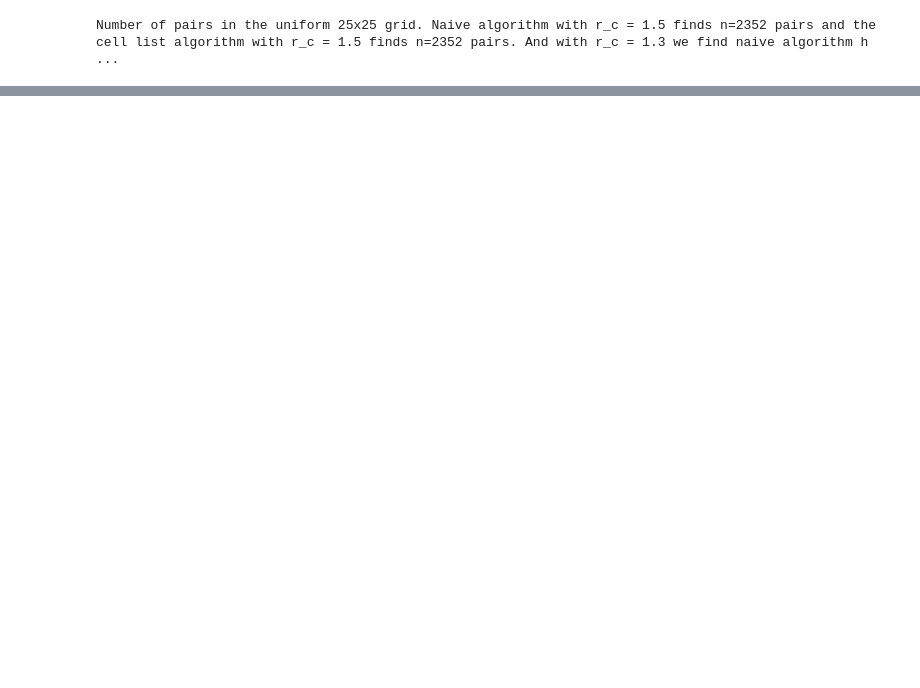
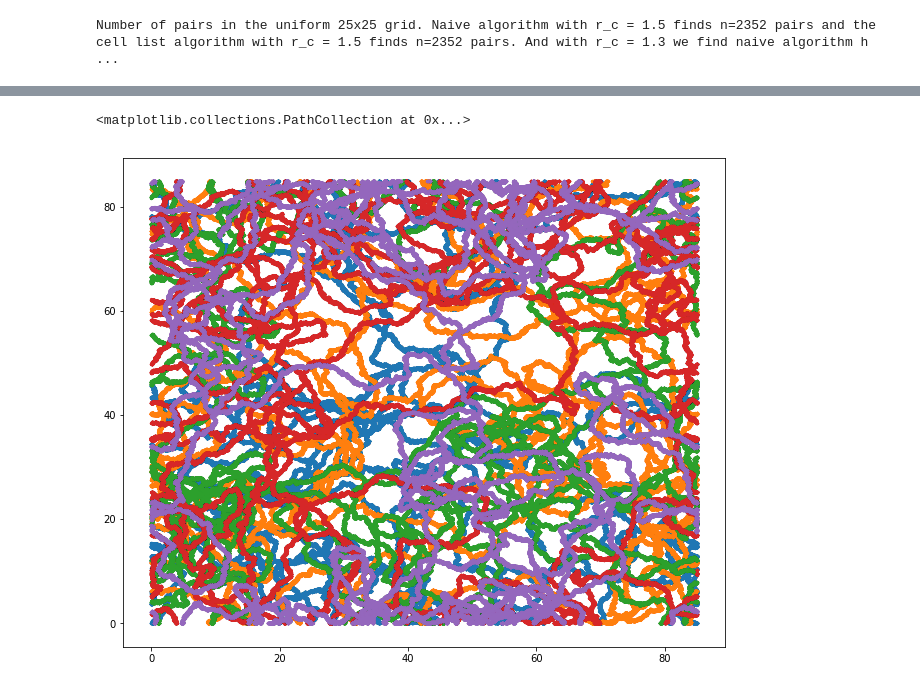
Before and after one commit to felixr7799/Simulation-active-brownian-particles, a Jupyter notebook: ACPProject12324/analysis.ipynb, the cells around one changed output, grey strips where cells are left out. Cells and saved outputs as stored; diff of their text form; code cells hidden in the pictures; blank space fills up the shorter version.

```diff
--- a/ACPProject12324/analysis.ipynb
+++ b/ACPProject12324/analysis.ipynb
@@ -531,0 +309,28 @@ plt.plot(t,4000*t)
+# %%
+path_ex2_20 = "ex2_trajectories_20.dat"
+trajectories_20 = []
+
+with open(path_ex2_20, 'r') as f:
+    header = f.readline()
+    t=0
+    for line in f:
+        c = line.split()
+        for i in range(int(len(c)/3)):
+            if (t==0):
+                trajectories_20.append([[float(c[3*i])],[float(c[3*i+1])],[float(c[3*i+2])]]) #part
+            else:
+                trajectories_20[i][0].append(float(c[3*i]))
+                trajectories_20[i][1].append(float(c[3*i+1]))
+                trajectories_20[i][2].append(float(c[3*i+2]))
+        t += 1
+# %%
+fig = plt.figure(figsize = (10.8,9))
+
+plt.scatter(trajectories_20[0][0],trajectories_20[0][1],s=20,marker='.')
+plt.scatter(trajectories_20[1][0],trajectories_20[1][1],s=20,marker='.')
+plt.scatter(trajectories_20[2][0],trajectories_20[2][1],s=20,marker='.')
+plt.scatter(trajectories_20[3][0],trajectories_20[3][1],s=20,marker='.')
+plt.scatter(trajectories_20[4][0],trajectories_20[4][1],s=20,marker='.')
+# %% [output]
+<matplotlib.collections.PathCollection at 0x...>
+[figure, added]
```
Also changed, not shown: parts of 44 cells of this notebook, 11 other files.
